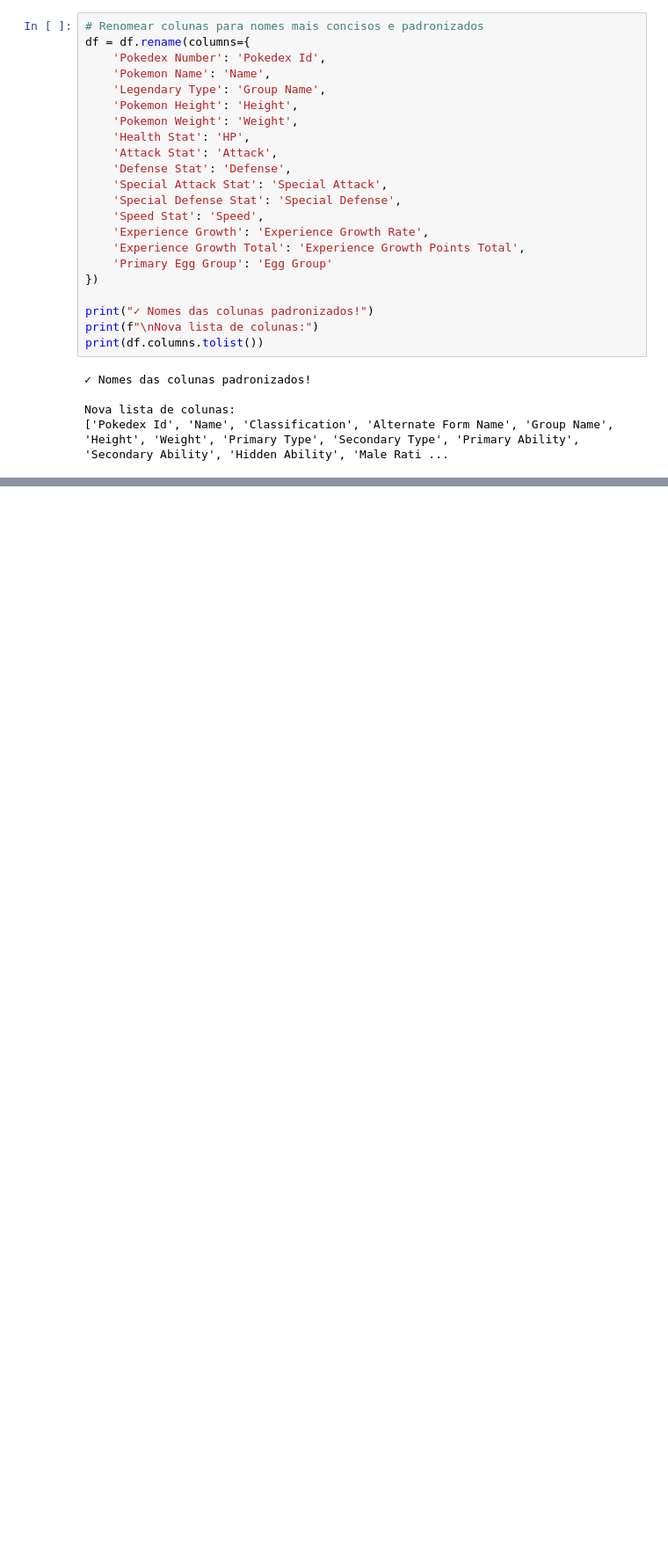
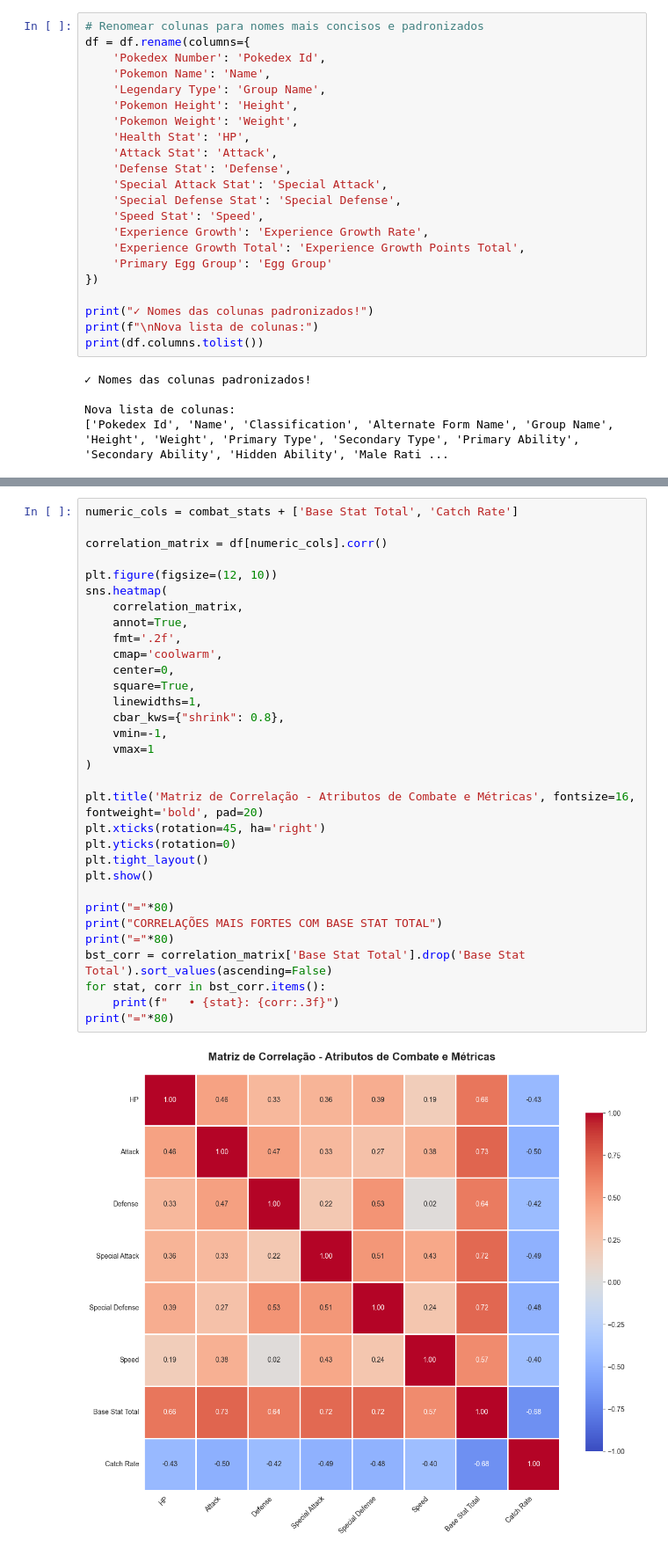
Before and after one commit to CoelhoGoes/Analise-Preditiva-de-Pokemon, a Jupyter notebook: análise pokemon.ipynb, the cells around one changed output, grey strips where cells are left out. Shown at 88% size. Cells and saved outputs as stored; diff of their text form; blank space fills up the shorter version.

```diff
--- a/análise pokemon.ipynb
+++ b/análise pokemon.ipynb
@@ -2124,0 +2198,34 @@ Lista de colunas:
+# %%
+numeric_cols = combat_stats + ['Base Stat Total', 'Catch Rate']
+
+correlation_matrix = df[numeric_cols].corr()
+
+plt.figure(figsize=(12, 10))
+sns.heatmap(
+    correlation_matrix,
+    annot=True,
+    fmt='.2f',
+    cmap='coolwarm',
+    center=0,
+    square=True,
+    linewidths=1,
+    cbar_kws={"shrink": 0.8},
+    vmin=-1,
+    vmax=1
+)
+
+plt.title('Matriz de Correlação - Atributos de Combate e Métricas', fontsize=16, fontweight='bold', pad=20)
+plt.xticks(rotation=45, ha='right')
+plt.yticks(rotation=0)
+plt.tight_layout()
+plt.show()
+
+print("="*80)
+print("CORRELAÇÕES MAIS FORTES COM BASE STAT TOTAL")
+print("="*80)
+bst_corr = correlation_matrix['Base Stat Total'].drop('Base Stat Total').sort_values(ascending=False)
+for stat, corr in bst_corr.items():
+    print(f"   • {stat}: {corr:.3f}")
+print("="*80)
+# %% [output]
+[figure, added]
```
Also changed, not shown: parts of 54 cells of this notebook.
